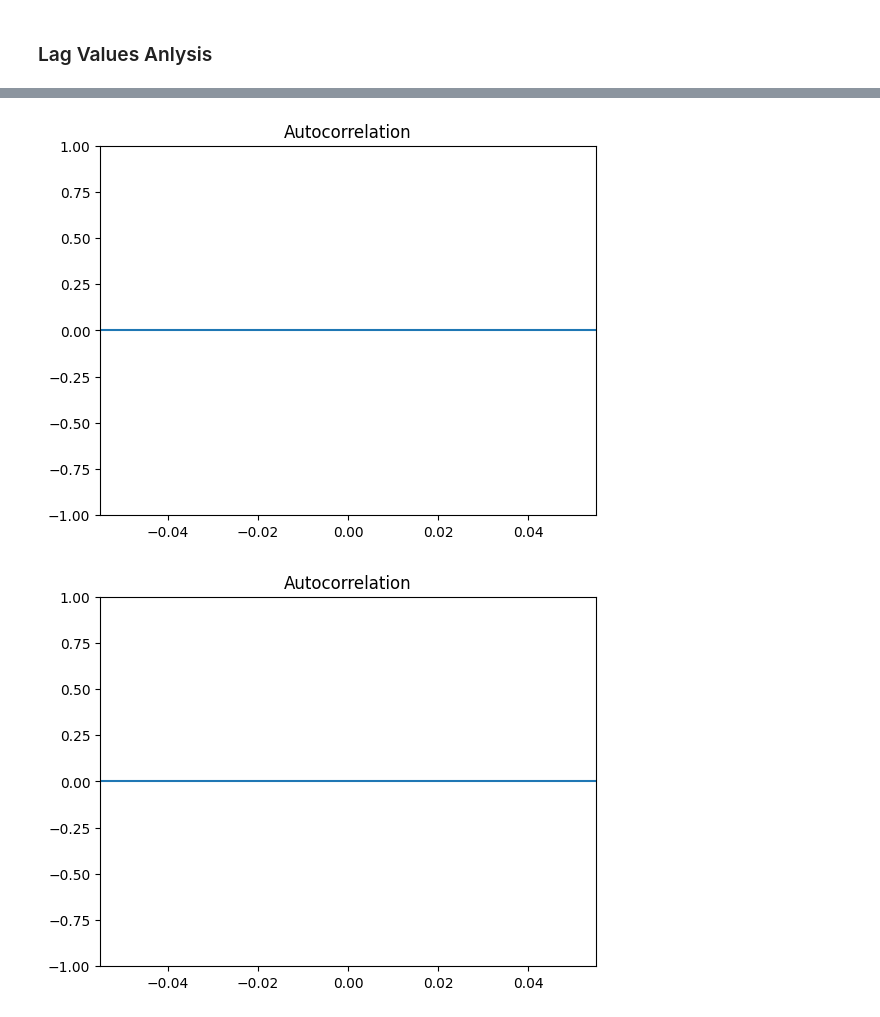
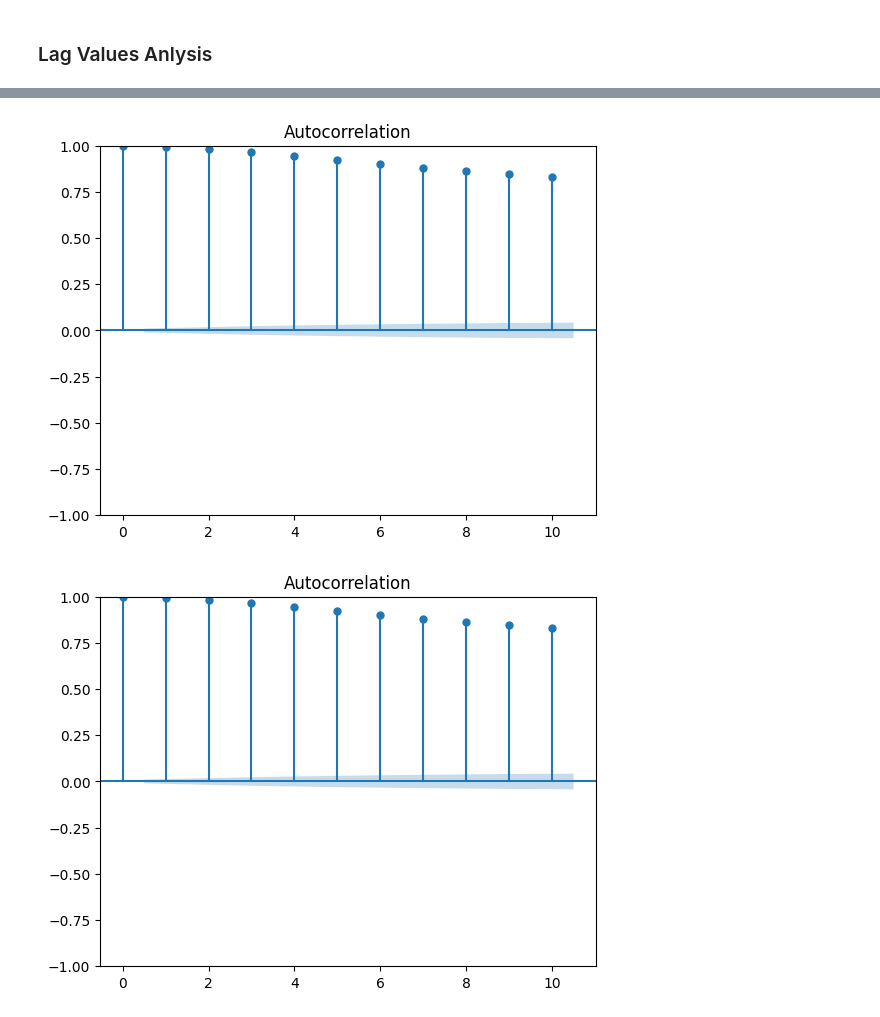
Before and after one commit to govindrathore27/TimeSeriesPractice, a Jupyter notebook: Exploratory Data Analysis/EDA.ipynb, the cells around one changed output, grey strips where cells are left out. Drawn from its saved outputs; the diff is of its cells as text; code cells hidden in the pictures.

```diff
--- a/Exploratory Data Analysis/EDA.ipynb
+++ b/Exploratory Data Analysis/EDA.ipynb
@@ -164,0 +192,2 @@ Insights from the above graph:
+# %%
+aq_df_filled = aq_df.ffill()
@@ -186,7 +216,0 @@ Note: you may need to restart the kernel to use updated packages.
-# %%
-from statsmodels.graphics.tsaplots import plot_acf
-# Plot the ACF
-plot_acf(aq_df['TEMP'], lags=100)  # Adjust the 'lags' parameter as needed
-# %% [output]
-[figure, removed]
-[figure, removed]
@@ -192,0 +219,5 @@ plot_acf(aq_df['TEMP'], lags=100)  # Adjust the 'lags' parameter as needed
+# %%
+plot_acf(aq_df_filled['TEMP'].values,lags=10)
+# %% [output]
+[figure, added]
+[figure, added]
```
Also changed, not shown: parts of 11 cells of this notebook.
